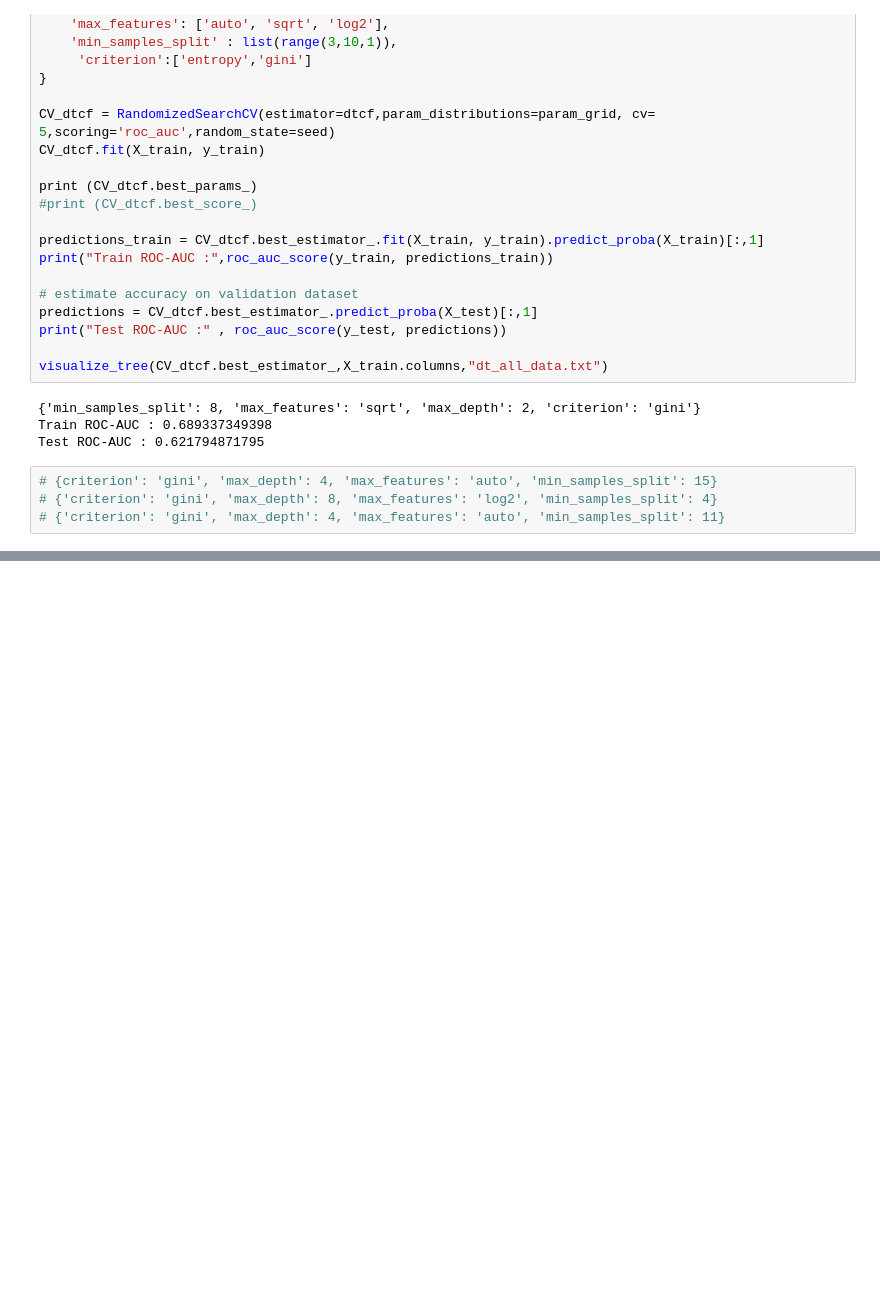
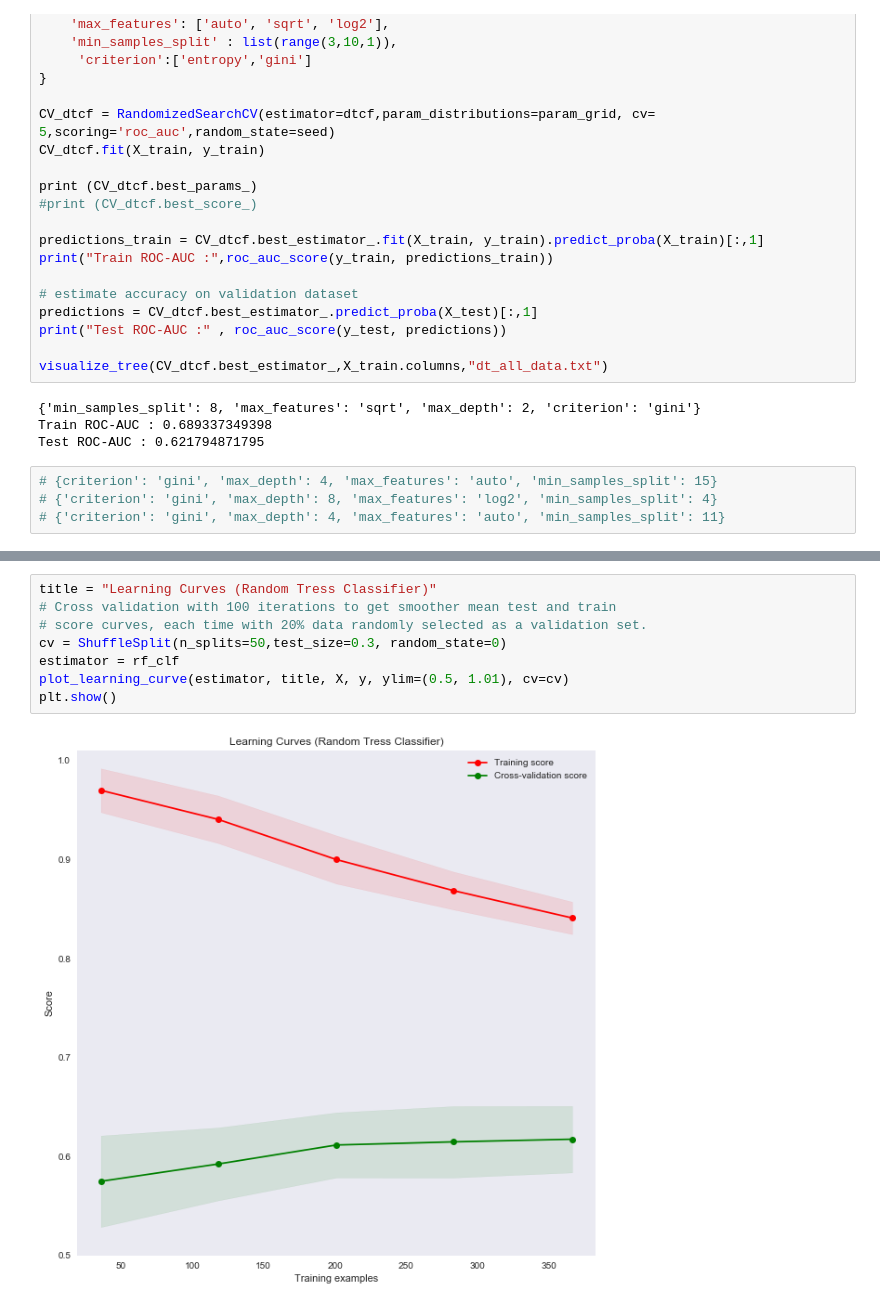
Before and after one commit to anilkumarpanda/imp_sales_forecast, a Jupyter notebook: Modelling Techniques - Total Sales Classifier.ipynb, the cells around one changed output, grey strips where cells are left out. Saved outputs shown, nothing was run; the diff lists cells and outputs as text; blank space fills up the shorter version.

```diff
--- a/Modelling Techniques - Total Sales Classifier.ipynb
+++ b/Modelling Techniques - Total Sales Classifier.ipynb
@@ -1093,0 +1233,10 @@ Feature ranking:
+# %%
+title = "Learning Curves (Random Tress Classifier)"
+# Cross validation with 100 iterations to get smoother mean test and train
+# score curves, each time with 20% data randomly selected as a validation set.
+cv = ShuffleSplit(n_splits=50,test_size=0.3, random_state=0)
+estimator = rf_clf
+plot_learning_curve(estimator, title, X, y, ylim=(0.5, 1.01), cv=cv)
+plt.show()
+# %% [output]
+[figure, added]
```
Also changed, not shown: parts of 24 cells of this notebook, 14 other files.
